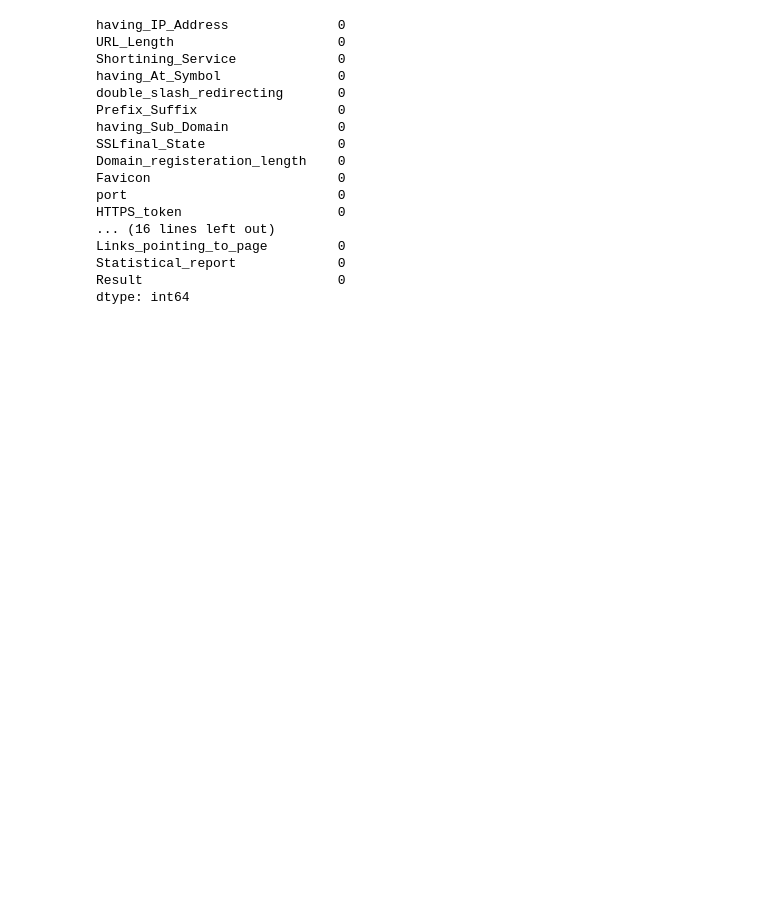
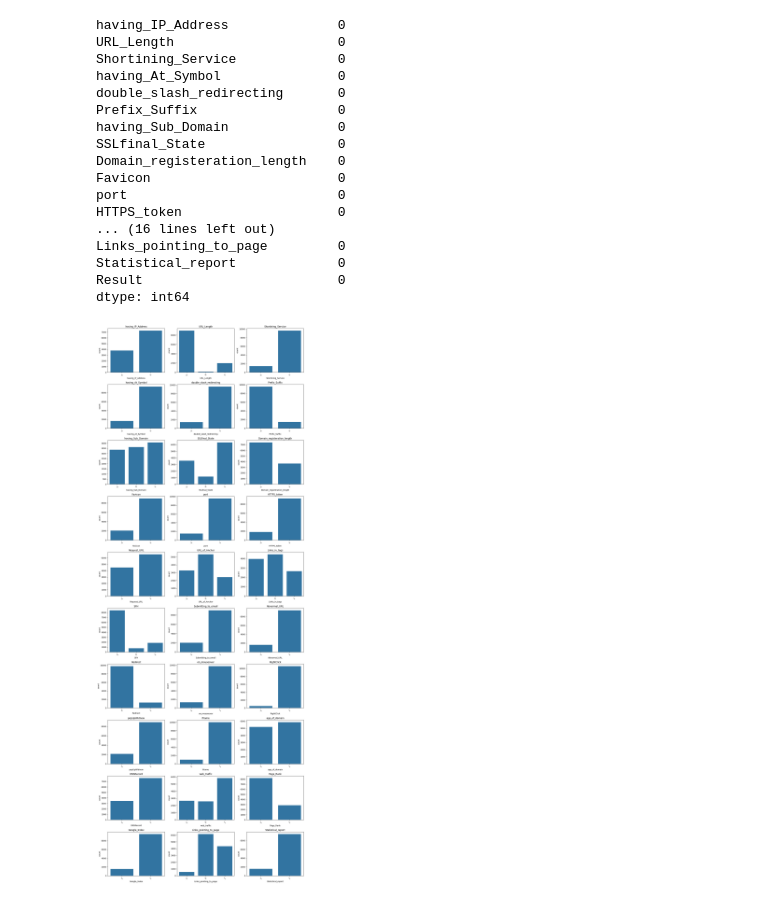
Before and after one commit to Nandanbharadwaj3797/phising-classifier, a Jupyter notebook: notebook/phishing.ipynb, the cells around one changed output. Saved outputs shown, nothing was run; the diff lists cells and outputs as text; code cells hidden in the pictures; blank space fills up the shorter version.

```diff
--- a/notebook/phishing.ipynb
+++ b/notebook/phishing.ipynb
@@ -150,14 +151,24 @@ Statistical_report             0
 Result                         0
 dtype: int64
 # %%
-plt.figure(figsize=(15,50), facecolor='white')
-plotnumber =1
+# Drop target column
+features = data.drop(columns=['Result'])
 
-for column in data.drop(['Result'],axis=1):
-    ax = plt.subplot(12,3,plotnumber)
-    sns.countplot(data[column])
-    plt.xlabel(column,fontsize=10)
-    plotnumber+=1
+# Auto calculate grid size
+n_cols = 3
+n_rows = math.ceil(len(features.columns) / n_cols)
+
+plt.figure(figsize=(15, n_rows * 4))
+
+for i, column in enumerate(features.columns, 1):
+    plt.subplot(n_rows, n_cols, i)
+    sns.countplot(x=column, data=data)
+    plt.xticks(rotation=45)
+    plt.title(column)
+
+plt.tight_layout()
 plt.show()
+# %% [output]
+[figure, added]
 # %%
 sns.countplot(data['Result'])
```
Also changed, not shown: parts of 2 cells of this notebook, 4 other files.
